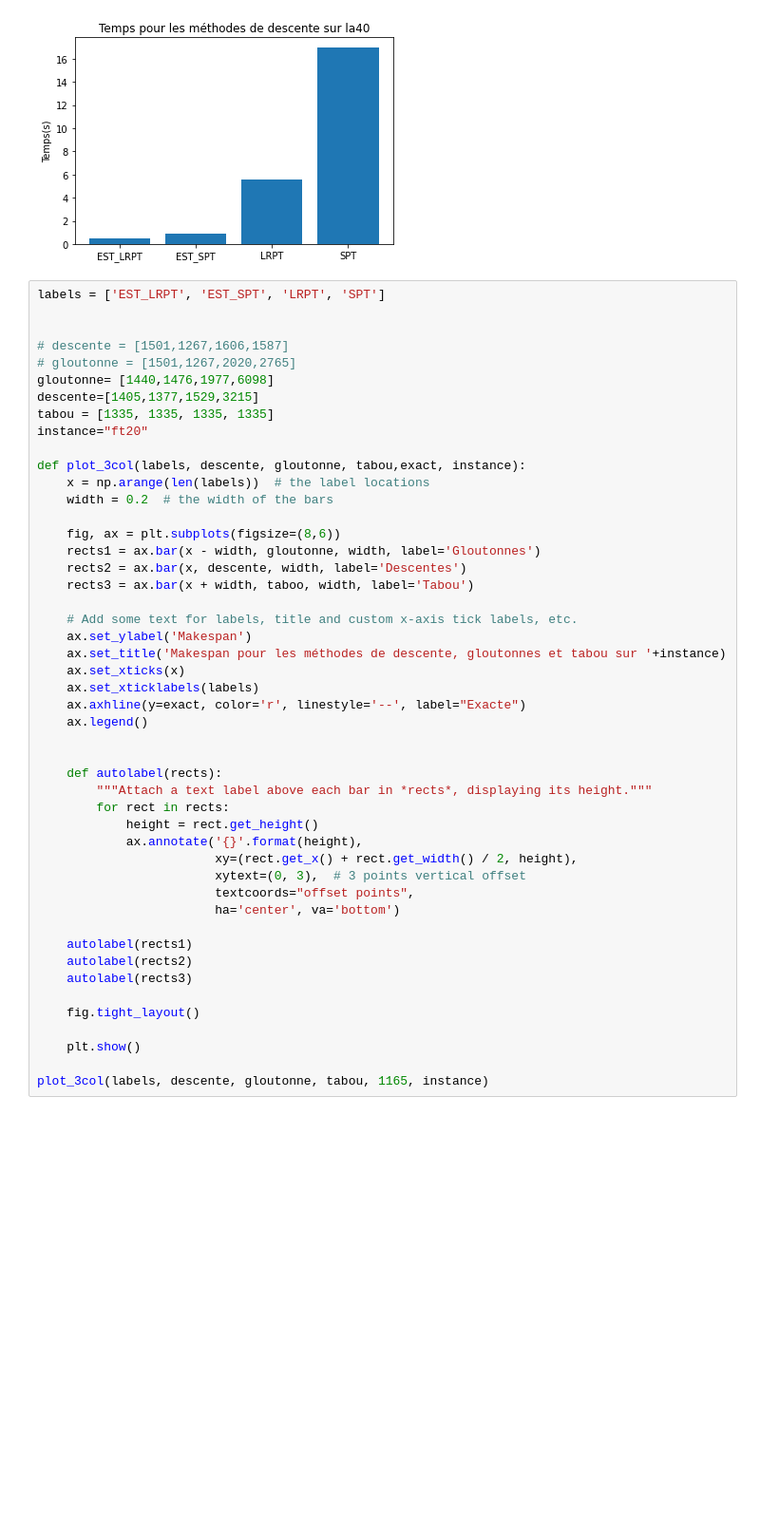
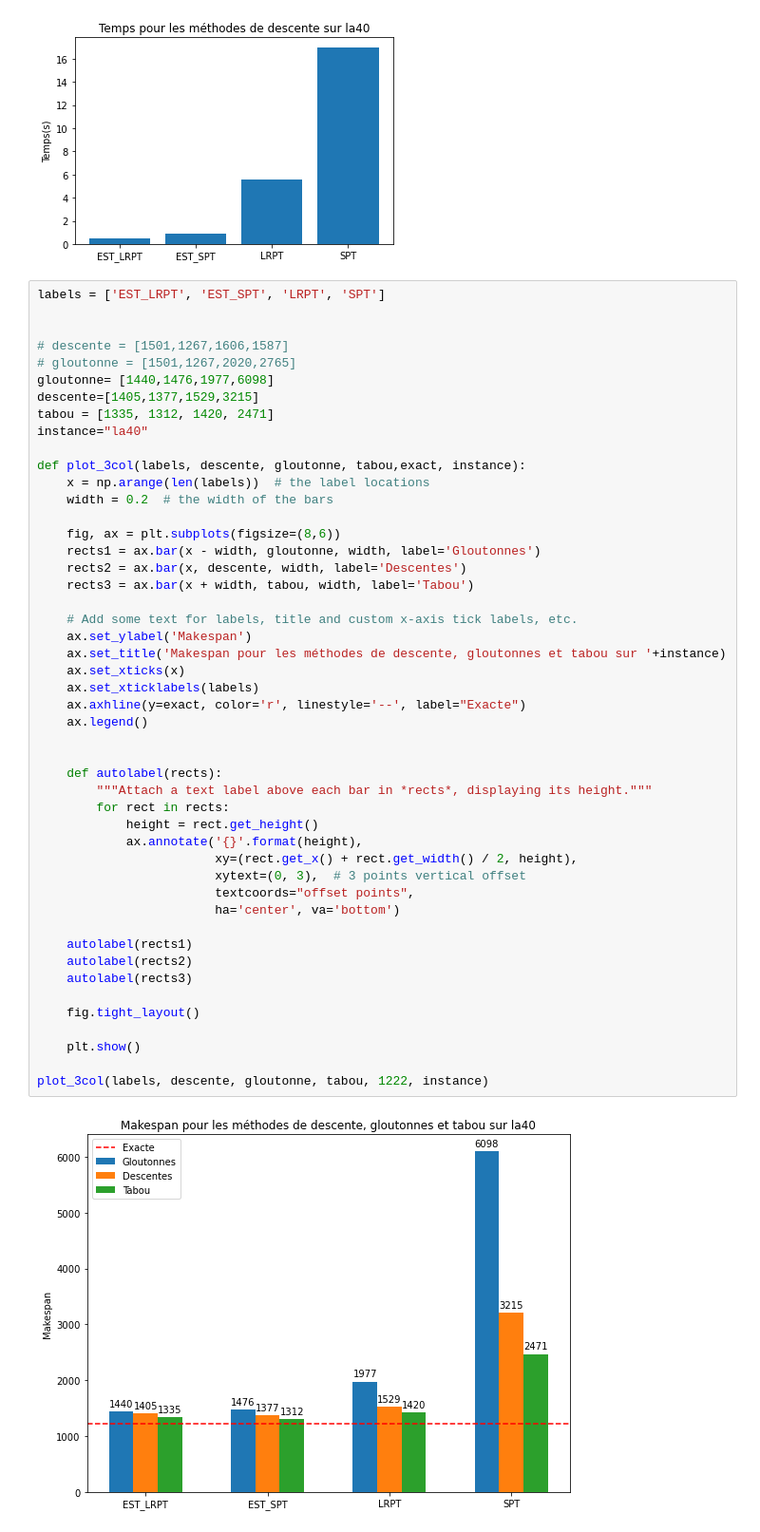
Before and after one commit to tcotte/Jobshop, a Jupyter notebook: plot_graphs.ipynb, the cells around one changed output. Shown at 95% size. Cells and saved outputs as stored; diff of their text form; blank space fills up the shorter version.

```diff
--- a/plot_graphs.ipynb
+++ b/plot_graphs.ipynb
@@ -77,8 +77,8 @@ labels = ['EST_LRPT', 'EST_SPT', 'LRPT', 'SPT']
 # gloutonne = [1501,1267,2020,2765]
 gloutonne= [1440,1476,1977,6098]
 descente=[1405,1377,1529,3215]
-tabou = [1335, 1335, 1335, 1335]
-instance="ft20"
+tabou = [1335, 1312, 1420, 2471]
+instance="la40"
 
 def plot_3col(labels, descente, gloutonne, tabou,exact, instance):
     x = np.arange(len(labels))  # the label locations
@@ -87,36 +87,38 @@ def plot_3col(labels, descente, gloutonne, tabou,exact, instance):
     fig, ax = plt.subplots(figsize=(8,6))
     rects1 = ax.bar(x - width, gloutonne, width, label='Gloutonnes')
     rects2 = ax.bar(x, descente, width, label='Descentes')
-    rects3 = ax.bar(x + width, taboo, width, label='Tabou')
+    rects3 = ax.bar(x + width, tabou, width, label='Tabou')
 
     # Add some text for labels, title and custom x-axis tick labels, etc.
     ax.set_ylabel('Makespan')
     ax.set_title('Makespan pour les méthodes de descente, gloutonnes et tabou sur '+instance)
     ax.set_xticks(x)
     ax.set_xticklabels(labels)
     ax.axhline(y=exact, color='r', linestyle='--', label="Exacte")
     ax.legend()
 
 
     def autolabel(rects):
         """Attach a text label above each bar in *rects*, displaying its height."""
         for rect in rects:
             height = rect.get_height()
             ax.annotate('{}'.format(height),
                         xy=(rect.get_x() + rect.get_width() / 2, height),
                         xytext=(0, 3),  # 3 points vertical offset
                         textcoords="offset points",
                         ha='center', va='bottom')
 
     autolabel(rects1)
     autolabel(rects2)
     autolabel(rects3)
 
     fig.tight_layout()
 
     plt.show()
 
-plot_3col(labels, descente, gloutonne, tabou, 1165, instance)
+plot_3col(labels, descente, gloutonne, tabou, 1222, instance)
+# %% [output]
+[figure, added]
 # %%
 descente = [1501,1267,1606,1587]
 gloutonne = [1501,1267,2020,2765]
```
Also changed, not shown: parts of 3 cells of this notebook, 4 other files.
